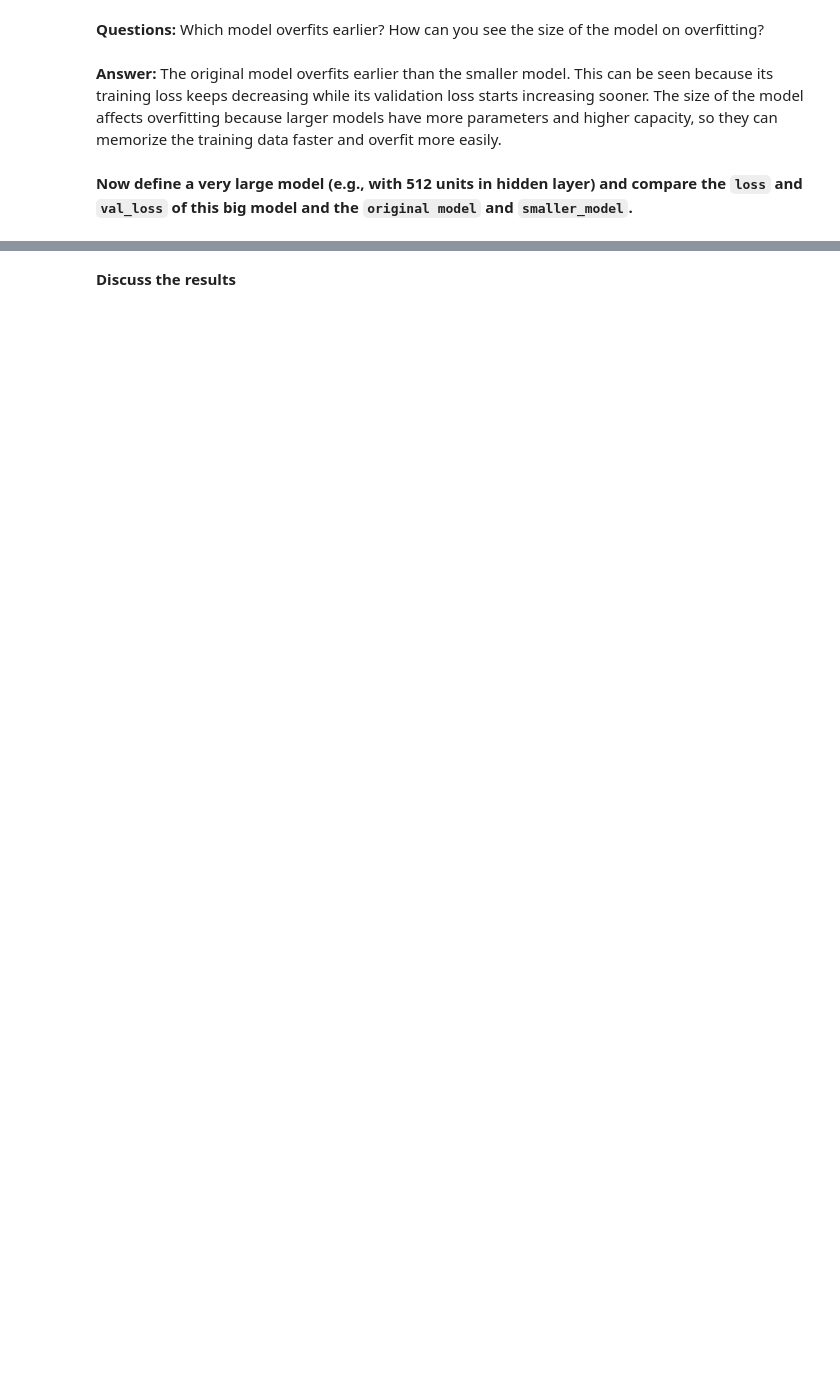
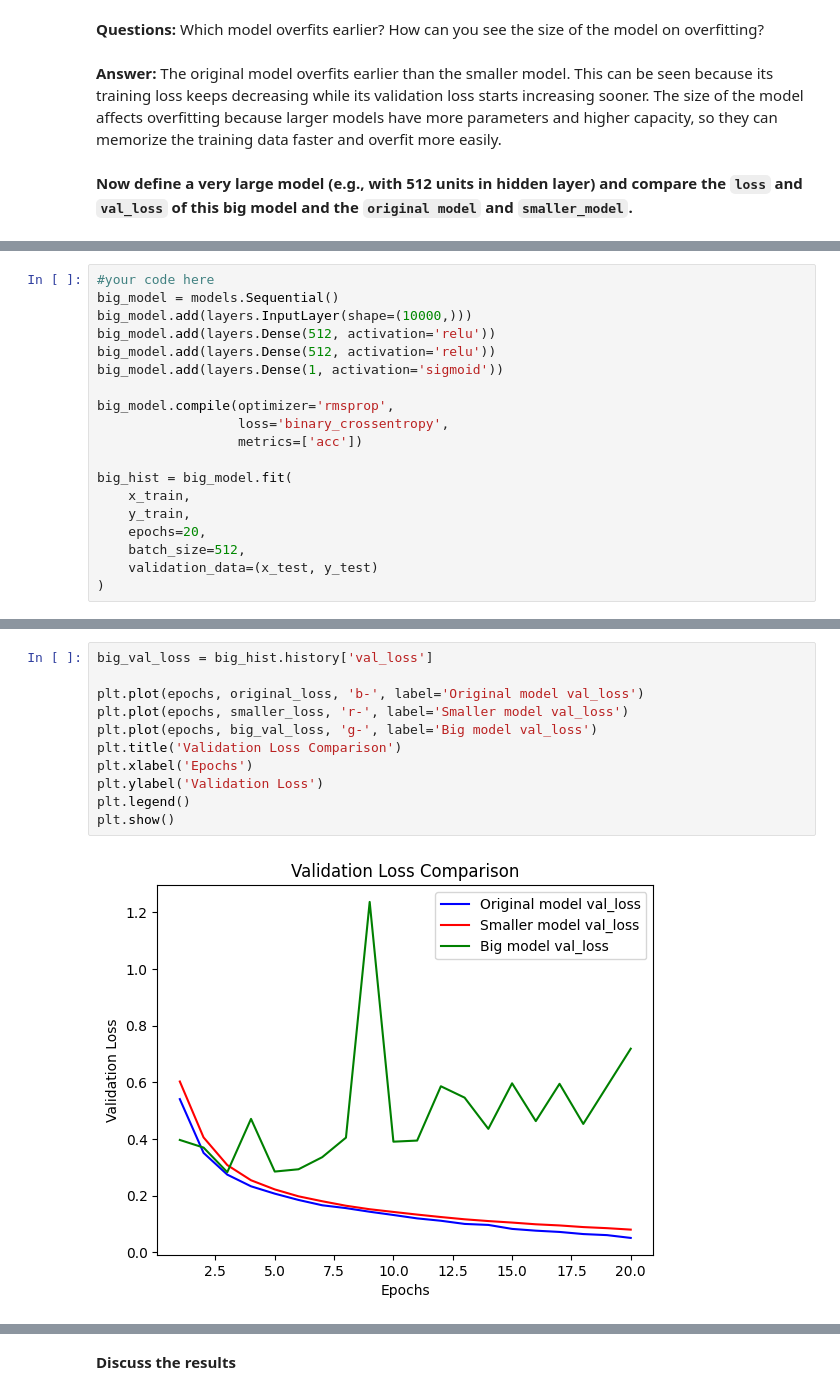
Before and after one commit to whatnirja/PyML2026, a Jupyter notebook: Lab_Week09/LabWeek09.ipynb, the cells around one changed output, grey strips where cells are left out. Saved outputs shown, nothing was run; the diff lists cells and outputs as text; blank space fills up the shorter version.

```diff
--- a/Lab_Week09/LabWeek09.ipynb
+++ b/Lab_Week09/LabWeek09.ipynb
@@ -229,0 +228,19 @@ so they can memorize the training data faster and overfit more easily.
+# %%
+#your code here
+big_model = models.Sequential()
+big_model.add(layers.InputLayer(shape=(10000,)))
+big_model.add(layers.Dense(512, activation='relu'))
+big_model.add(layers.Dense(512, activation='relu'))
+big_model.add(layers.Dense(1, activation='sigmoid'))
+
+big_model.compile(optimizer='rmsprop',
+                  loss='binary_crossentropy',
+                  metrics=['acc'])
+
+big_hist = big_model.fit(
+    x_train,
+    y_train,
+    epochs=20,
+    batch_size=512,
+    validation_data=(x_test, y_test)
+)
@@ -229,0 +265,13 @@ so they can memorize the training data faster and overfit more easily.
+# %%
+big_val_loss = big_hist.history['val_loss']
+
+plt.plot(epochs, original_loss, 'b-', label='Original model val_loss')
+plt.plot(epochs, smaller_loss, 'r-', label='Smaller model val_loss')
+plt.plot(epochs, big_val_loss, 'g-', label='Big model val_loss')
+plt.title('Validation Loss Comparison')
+plt.xlabel('Epochs')
+plt.ylabel('Validation Loss')
+plt.legend()
+plt.show()
+# %% [output]
+[figure, added]
```
Also changed, not shown: parts of 15 cells of this notebook.
